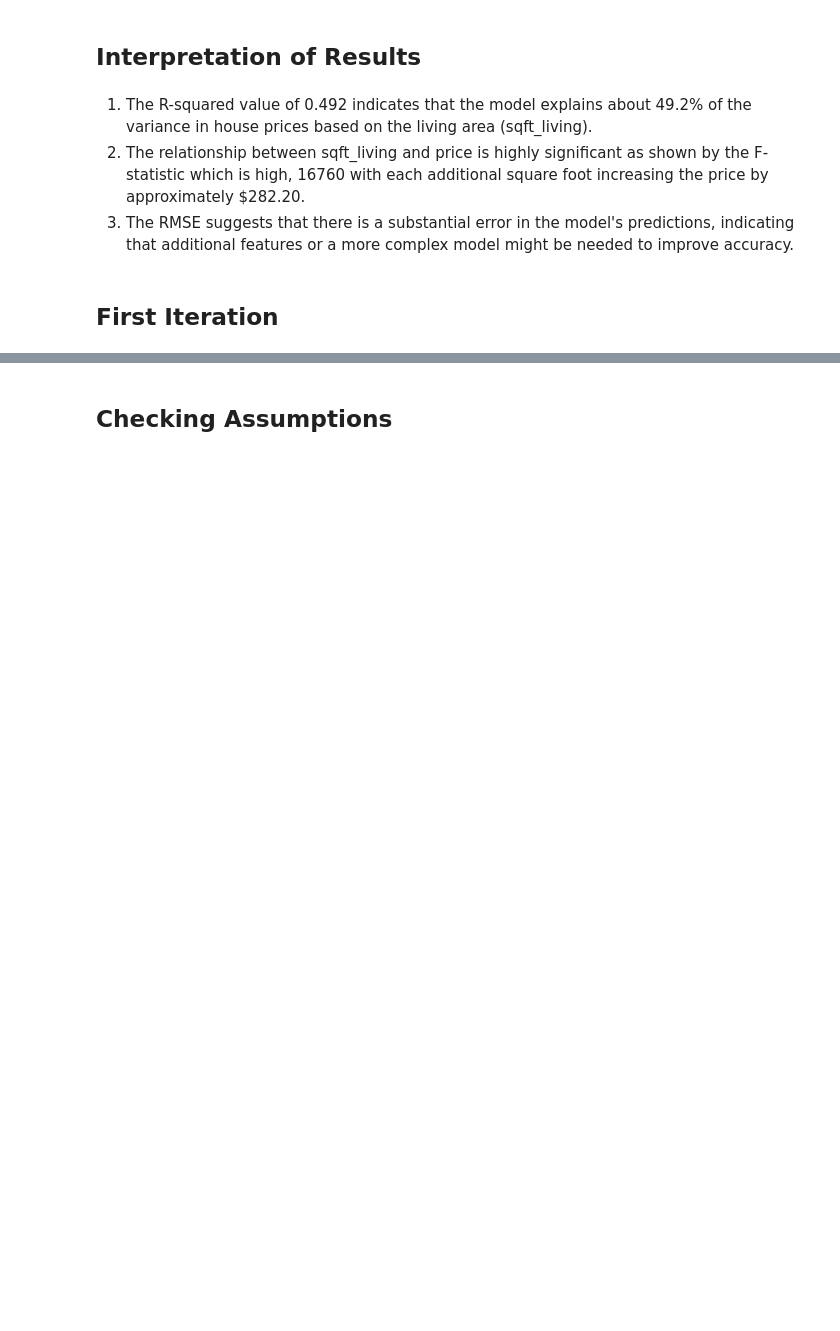
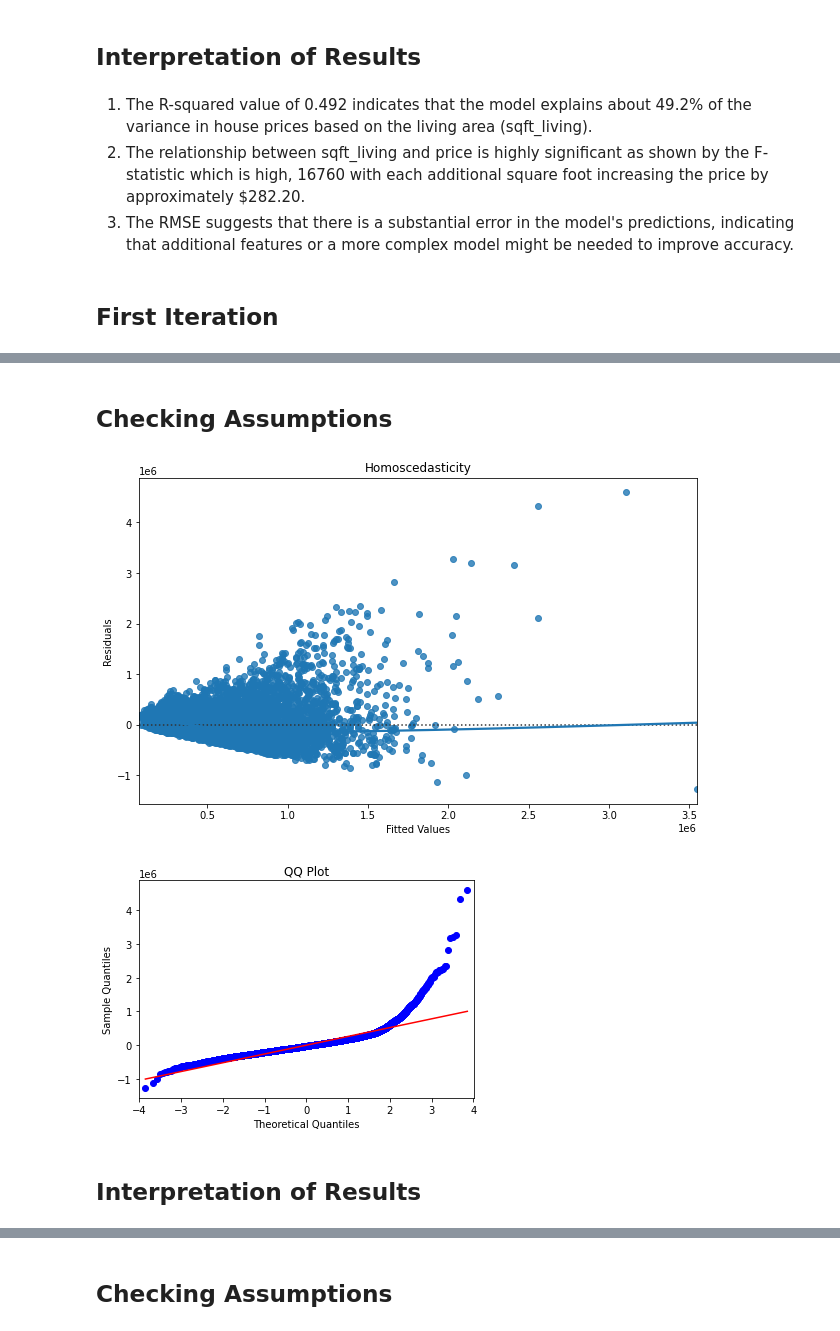
Before and after one commit to wambuiGicheha/Regression_Project, a Jupyter notebook: Data/dave.ipynb, the cells around one changed output, grey strips where cells are left out. Cells and saved outputs as stored; diff of their text form; code cells hidden in the pictures; blank space fills up the shorter version.

```diff
--- a/Data/dave.ipynb
+++ b/Data/dave.ipynb
@@ -384,0 +430,20 @@ Here we perform the first iteration whereby we have included more features into
+# %% [markdown]
+## Checking Assumptions
+# %%
+# Testing for homoscedasticity
+plt.figure(figsize=(10, 6))
+sns.residplot(x=model.predict(X_train_const), y=y_train - model.predict(X_train_const), lowess=True)
+plt.xlabel('Fitted Values')
+plt.ylabel('Residuals')
+plt.title('Homoscedasticity')
+plt.show()
+
+# Testing for normality using a QQ-plot
+sm.qqplot(model.resid, line='s')
+plt.title('QQ Plot')
+plt.show()
+# %% [output]
+[figure, added]
+[figure, added]
+# %% [markdown]
+## Interpretation of Results
```
Also changed, not shown: parts of 20 cells of this notebook.
